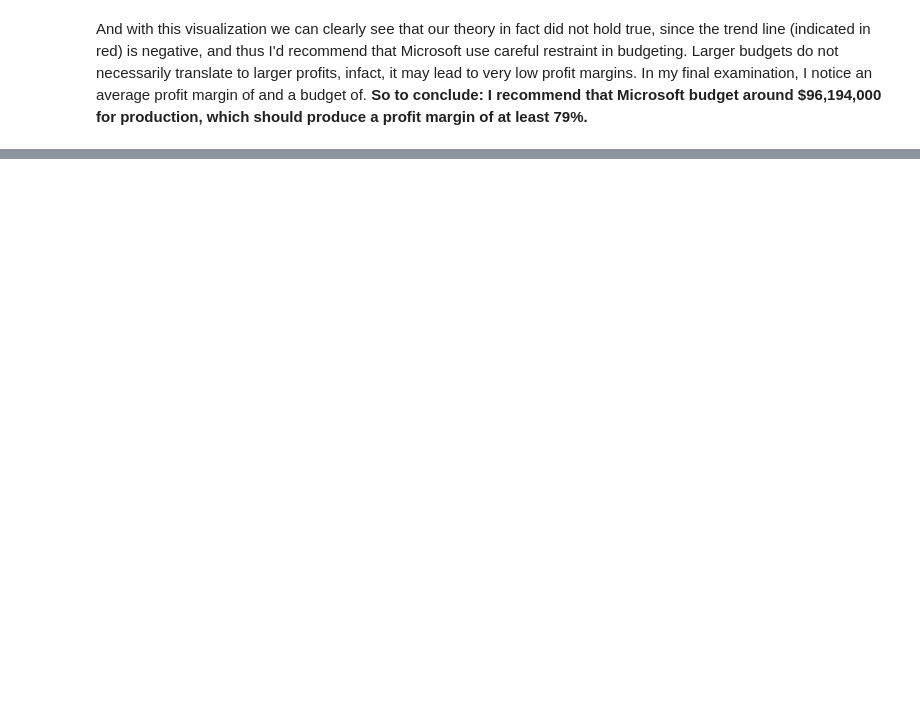
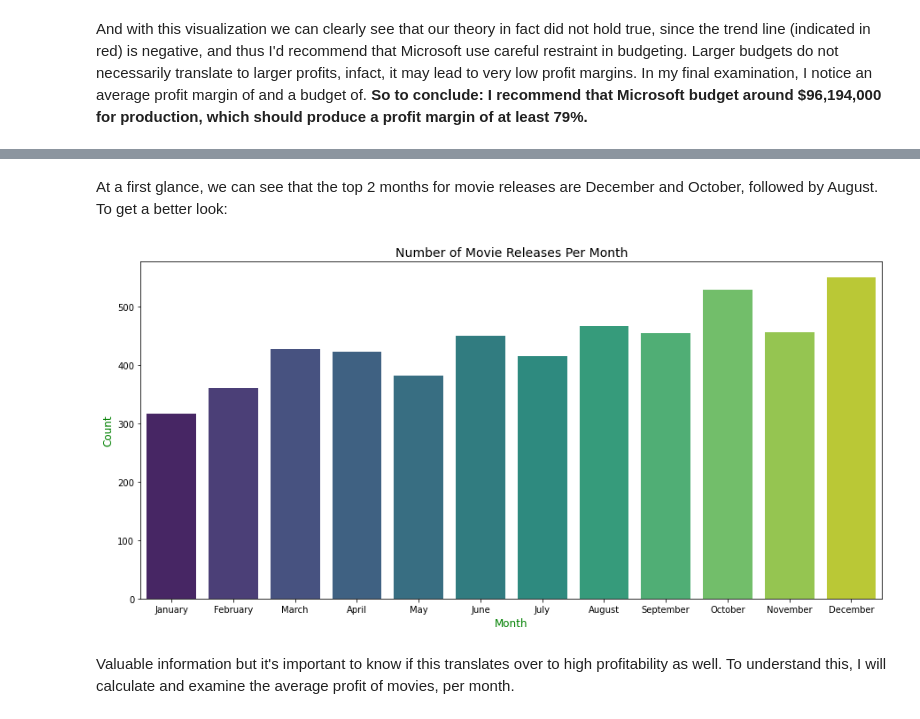
Before and after one commit to samtuleen/Phase1-Microsoft-Movie-Analysis-Project, a Jupyter notebook: Microsoft-Movie-Analysis.ipynb, the cells around one changed output, grey strips where cells are left out. Cells and saved outputs as stored; diff of their text form; code cells hidden in the pictures; blank space fills up the shorter version.

```diff
--- a/Microsoft-Movie-Analysis.ipynb
+++ b/Microsoft-Movie-Analysis.ipynb
@@ -189,0 +326,11 @@ print(profit_over_70['profit_margin'].mean())
+# %%
+#In order to work with the dates, I change the column type to datetime
+movie_profits.loc[:, ('release_date')] = pd.to_datetime(movie_profits['release_date'])
+
+#I make a new month column to display only the month of the release date. The %B directive means the full month name.
+releasemonth =  [x.strftime('%B') for x in movie_profits['release_date']]
+movie_profits.loc[:, ('month')] = releasemonth
+
+#Count the total number of movies and group by month.
+moviesper_mo = movie_profits.groupby(['month'], as_index=False)['movie'].count().sort_values(by='movie', ascending=False)
+moviesper_mo
@@ -189,0 +361,14 @@ print(profit_over_70['profit_margin'].mean())
+# %% [markdown]
+At a first glance, we can see that the top 2 months for movie releases are December and October, followed by August. To get a better look:
+# %%
+plt.figure(figsize=(15,7))
+ax4 = sns.countplot(x=movie_profits['month'], palette='viridis',
+                   order=['January', 'February', 'March', 'April', 'May', 'June',
+                          'July', 'August', 'September', 'October', 'November', 'December'])
+plt.xlabel('Month', fontsize=12, color='green')
+plt.ylabel('Count', fontsize=12, color='green')
+plt.title('Number of Movie Releases Per Month', fontsize=14);
+# %% [output]
+[figure, added]
+# %% [markdown]
+Valuable information but it's important to know if this translates over to high profitability as well. To understand this, I will calculate and examine the average profit of movies, per month.
```
Also changed, not shown: parts of 30 cells of this notebook, 1 other file.
